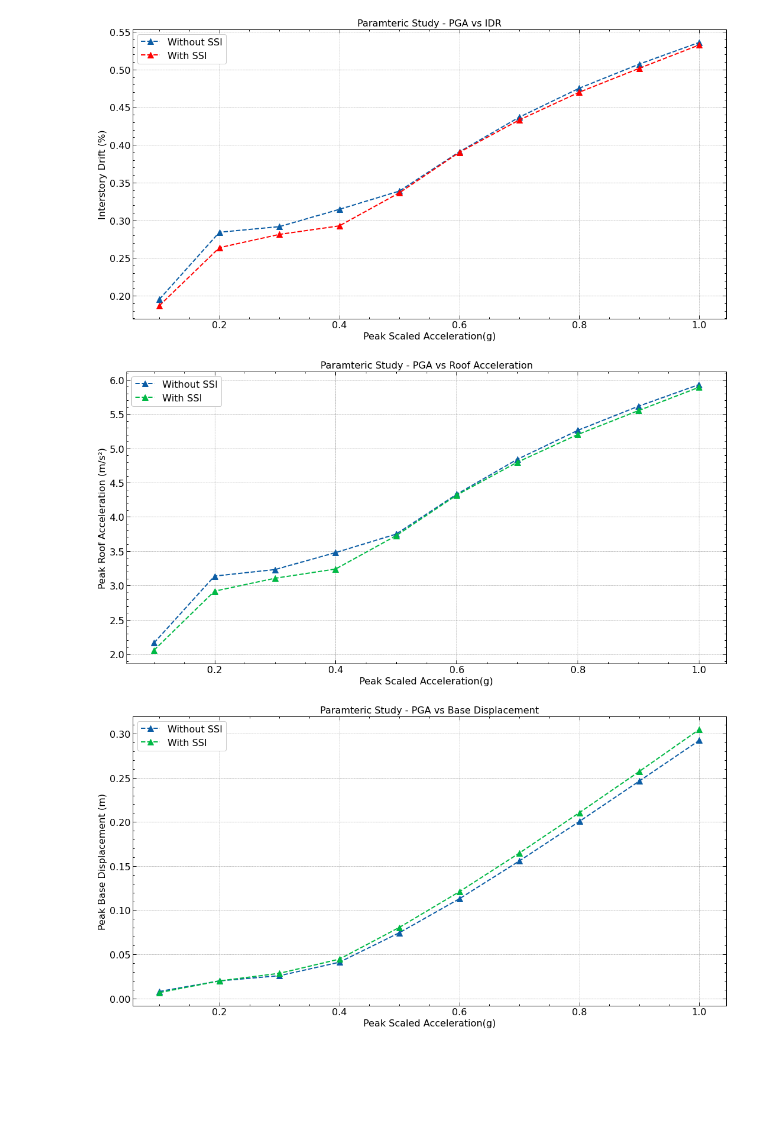
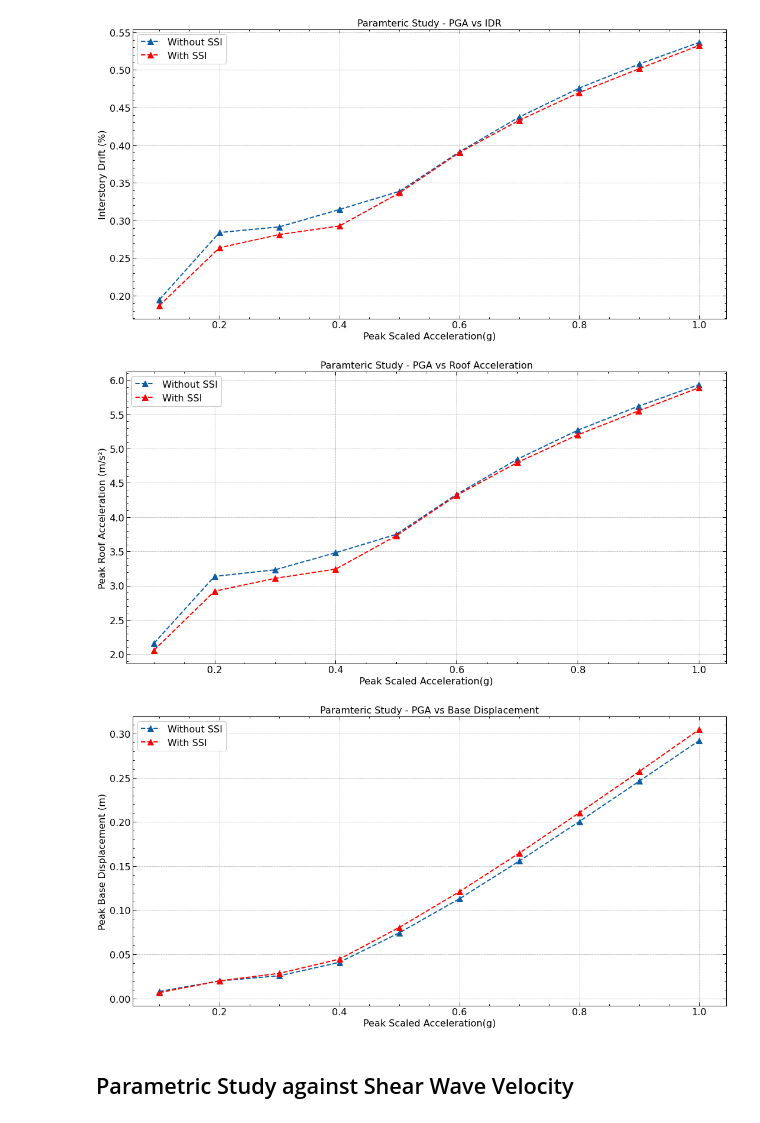
Before and after one commit to nkalauni/low-cost-base-isolation, a Jupyter notebook: direct_method.ipynb, the cells around one changed output. Cells and saved outputs as stored; diff of their text form; code cells hidden in the pictures; blank space fills up the shorter version.

```diff
--- a/direct_method.ipynb
+++ b/direct_method.ipynb
@@ -768,23 +762,25 @@ plt.show()
 fig = plt.figure(figsize = (18,9))
 ax = fig.add_subplot(111)
 h1, = ax.plot(factors, max_accels2, '^--', ms = 10.0)
-h2, = ax.plot(factors, max_accels, '^--', ms = 10.0)
+h2, = ax.plot(factors, max_accels, 'r^--', ms = 10.0)
 ax.legend([h1, h2], ['Without SSI', 'With SSI'])
 ax.set_xlabel('Peak Scaled Acceleration(g)')
 ax.set_ylabel('Peak Roof Acceleration (m/s\u00b2)')
 plt.title('Paramteric Study - PGA vs Roof Acceleration')
 plt.show()
 # %% [output]
-[figure, old version]
+[figure, new version]
 # %%
 fig = plt.figure(figsize = (18,9))
 ax = fig.add_subplot(111)
 h1, = ax.plot(factors, max_disps2, '^--', ms = 10.0)
-h2, = ax.plot(factors, max_disps, '^--', ms = 10.0)
+h2, = ax.plot(factors, max_disps, 'r^--', ms = 10.0)
 ax.legend([h1, h2], ['Without SSI', 'With SSI'])
 ax.set_xlabel('Peak Scaled Acceleration(g)')
 ax.set_ylabel('Peak Base Displacement (m)')
 plt.title('Paramteric Study - PGA vs Base Displacement')
 plt.show()
 # %% [output]
-[figure, old version]
+[figure, new version]
+# %% [markdown]
+## Parametric Study against Shear Wave Velocity
```
Also changed, not shown: parts of 12 cells of this notebook, 39 other files.
